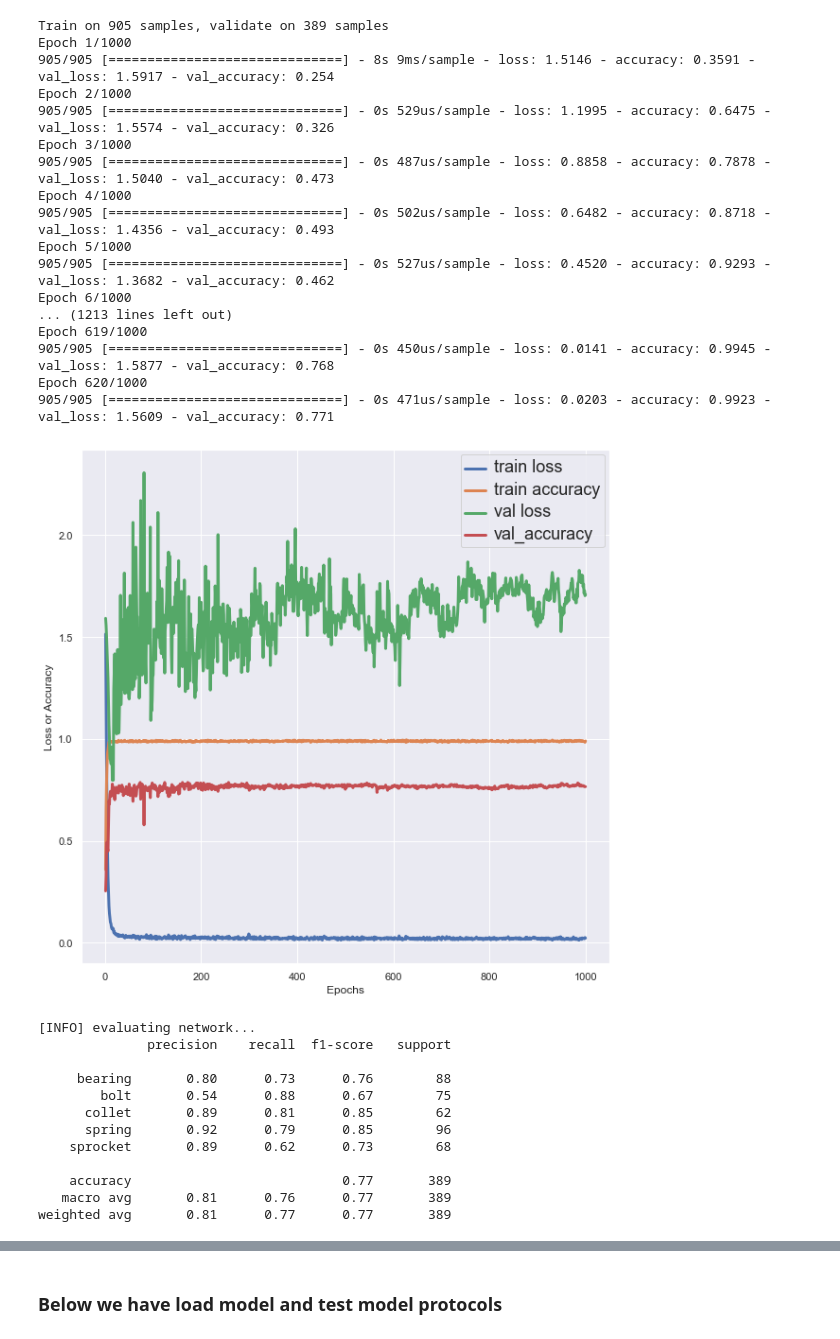
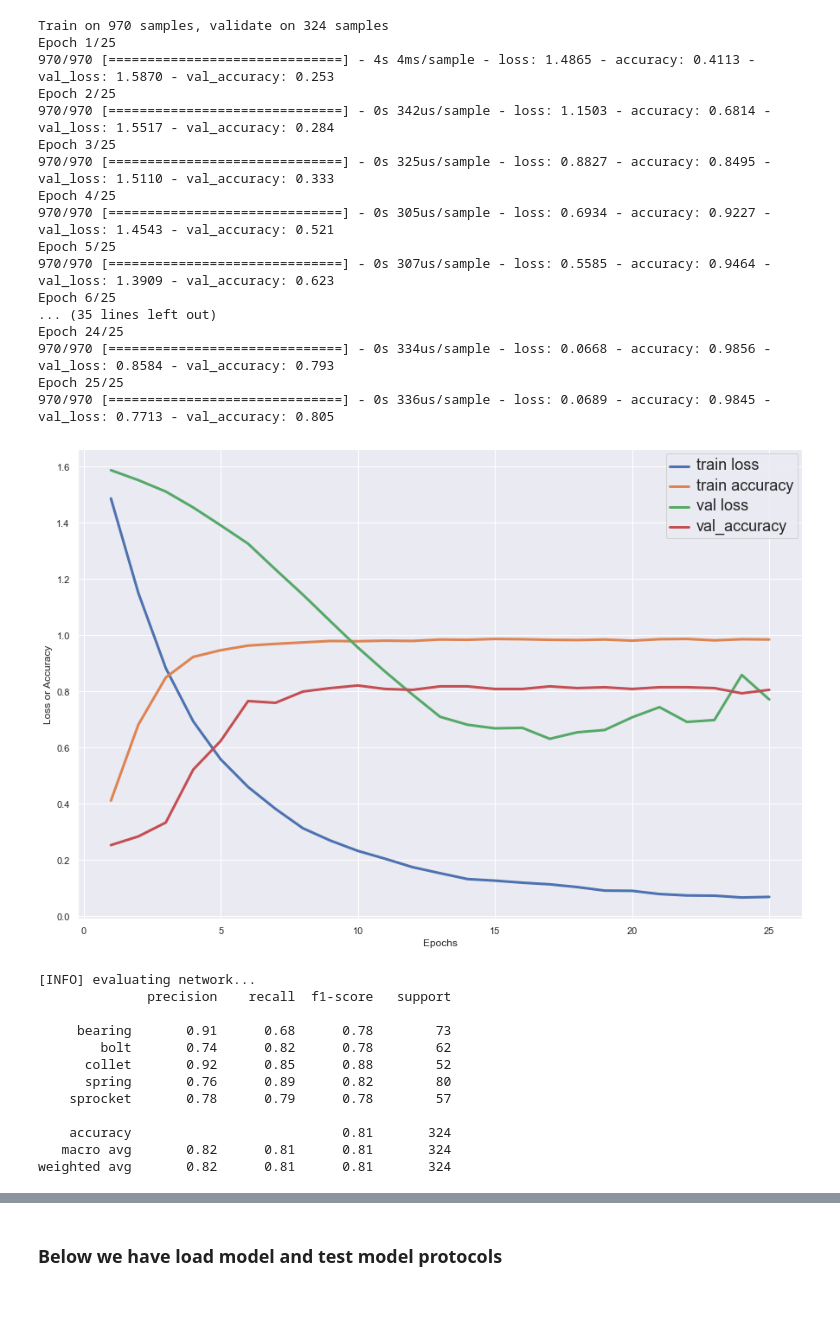
Before and after one commit to nombreinvicto/DeepLearning, a Jupyter notebook: research/nlp_subproject/top_100/nlp_sentiment_5class_LSTM.ipynb, the cells around one changed output, grey strips where cells are left out. Drawn from its saved outputs; the diff is of its cells as text; code cells hidden in the pictures; blank space fills up the shorter version.

```diff
--- a/research/nlp_subproject/top_100/nlp_sentiment_5class_LSTM.ipynb
+++ b/research/nlp_subproject/top_100/nlp_sentiment_5class_LSTM.ipynb
@@ -50,13 +53,13 @@ all_labels = np.array(all_labels)
 le = LabelBinarizer()
 all_labels = le.fit_transform(all_labels)
 # %%
-epoch_no = 1000
-vocab_size = 1252
+epoch_no = 25
+vocab_size = 1300
 embedding_dim = 16
 max_length = 20
 trunc_type = "post"
 oov_tok = "<OOV>"
-test_size = 0.3
+test_size = 0.25
 # %%
 # do a trin test split
 train_sentences, \
@@ -66,7 +69,7 @@ testy = train_test_split(all_sentences,
                          all_labels,
                          stratify=all_labels,
                          test_size=test_size,
-                         random_state=42)
+                         random_state=random.randint(1, 1000))
 # %%
 # tokenize the train set
 tokenizer = Tokenizer(num_words=vocab_size, oov_token=oov_tok)
@@ -94,14 +97,14 @@ model.add(Embedding(input_dim=vocab_size,
 # change here
 #model.add(Flatten())
 
-# model.add(Bidirectional(LSTM(64, return_sequences=True)))
-model.add(Bidirectional(LSTM(16)))
+model.add(LSTM(8, return_sequences=False))
+#model.add(Bidirectional(LSTM(16)))
 
 # model.add(Conv1D(filters=128, kernel_size=3, activation='relu'))
 # model.add(GlobalAveragePooling1D())
 
 # change ends here
-model.add(Dense(units=10, activation='relu'))
+model.add(Dense(units=5, activation='relu'))
 model.add(BatchNormalization())
 model.add(Dense(units=class_num, activation="softmax"))
 
@@ -135,23 +138,23 @@ H = model.fit(padded_train_sequences,
           epochs=epoch_no,
           validation_data=(padded_test_sequences, testy))
 # %% [output]
-Train on 905 samples, validate on 389 samples
-Epoch 1/1000
-905/905 [==============================] - 8s 9ms/sample - loss: 1.5146 - accuracy: 0.3591 - val_loss: 1.5917 - val_accuracy: 0.254
-Epoch 2/1000
-905/905 [==============================] - 0s 529us/sample - loss: 1.1995 - accuracy: 0.6475 - val_loss: 1.5574 - val_accuracy: 0.326
-Epoch 3/1000
-905/905 [==============================] - 0s 487us/sample - loss: 0.8858 - accuracy: 0.7878 - val_loss: 1.5040 - val_accuracy: 0.473
-Epoch 4/1000
-905/905 [==============================] - 0s 502us/sample - loss: 0.6482 - accuracy: 0.8718 - val_loss: 1.4356 - val_accuracy: 0.493
-Epoch 5/1000
-905/905 [==============================] - 0s 527us/sample - loss: 0.4520 - accuracy: 0.9293 - val_loss: 1.3682 - val_accuracy: 0.462
-Epoch 6/1000
-... (1213 lines left out)
-Epoch 619/1000
-905/905 [==============================] - 0s 450us/sample - loss: 0.0141 - accuracy: 0.9945 - val_loss: 1.5877 - val_accuracy: 0.768
-Epoch 620/1000
-905/905 [==============================] - 0s 471us/sample - loss: 0.0203 - accuracy: 0.9923 - val_loss: 1.5609 - val_accuracy: 0.771
+Train on 970 samples, validate on 324 samples
+Epoch 1/25
+970/970 [==============================] - 4s 4ms/sample - loss: 1.4865 - accuracy: 0.4113 - val_loss: 1.5870 - val_accuracy: 0.253
+Epoch 2/25
+970/970 [==============================] - 0s 342us/sample - loss: 1.1503 - accuracy: 0.6814 - val_loss: 1.5517 - val_accuracy: 0.284
+Epoch 3/25
+970/970 [==============================] - 0s 325us/sample - loss: 0.8827 - accuracy: 0.8495 - val_loss: 1.5110 - val_accuracy: 0.333
+Epoch 4/25
+970/970 [==============================] - 0s 305us/sample - loss: 0.6934 - accuracy: 0.9227 - val_loss: 1.4543 - val_accuracy: 0.521
+Epoch 5/25
+970/970 [==============================] - 0s 307us/sample - loss: 0.5585 - accuracy: 0.9464 - val_loss: 1.3909 - val_accuracy: 0.623
+Epoch 6/25
+... (35 lines left out)
+Epoch 24/25
+970/970 [==============================] - 0s 334us/sample - loss: 0.0668 - accuracy: 0.9856 - val_loss: 0.8584 - val_accuracy: 0.793
+Epoch 25/25
+970/970 [==============================] - 0s 336us/sample - loss: 0.0689 - accuracy: 0.9845 - val_loss: 0.7713 - val_accuracy: 0.805
 # %%
 epochs = range(1,epoch_no+1)
 loss = H.history['loss']
@@ -162,15 +165,15 @@ plot_df = pd.DataFrame(data=np.c_[epochs,loss,accuracy,val_loss,val_accuracy],
                        columns=['epochs','loss', 'accuracy', 'val_loss', 'val_accuracy'])
 # %%
 sns.set(font_scale=1)
-f, ax = plt.subplots(1, 1, figsize=(10,10))
+f, ax = plt.subplots(1, 1, figsize=(15,10))
 sns.lineplot(data=plot_df, x='epochs', y='loss', ax=ax, label='train loss', linewidth=3)
 sns.lineplot(data=plot_df, x='epochs', y='accuracy', ax=ax, label='train accuracy', linewidth=3)
 sns.lineplot(data=plot_df, x='epochs', y='val_loss', ax=ax, label='val loss', linewidth=3)
 sns.lineplot(data=plot_df, x='epochs', y='val_accuracy', ax=ax, label='val_accuracy', linewidth=3)
 ax.set_ylabel('Loss or Accuracy')
 ax.set_xlabel('Epochs')
 plt.setp(ax.get_legend().get_texts(), fontsize='18'); # for legend text
 # %% [output]
-[figure, old version]
+[figure, new version]
 # %%
 
@@ -198,14 +214,14 @@ predictions.argmax(axis=1 ), target_names=types))
 [INFO] evaluating network...
               precision    recall  f1-score   support
 
-     bearing       0.80      0.73      0.76        88
-        bolt       0.54      0.88      0.67        75
-      collet       0.89      0.81      0.85        62
-      spring       0.92      0.79      0.85        96
-    sprocket       0.89      0.62      0.73        68
+     bearing       0.91      0.68      0.78        73
+        bolt       0.74      0.82      0.78        62
+      collet       0.92      0.85      0.88        52
+      spring       0.76      0.89      0.82        80
+    sprocket       0.78      0.79      0.78        57
 
-    accuracy                           0.77       389
-   macro avg       0.81      0.76      0.77       389
-weighted avg       0.81      0.77      0.77       389
+    accuracy                           0.81       324
+   macro avg       0.82      0.81      0.81       324
+weighted avg       0.82      0.81      0.81       324
 # %%
 cm = confusion_matrix(testy.argmax(axis=1),
```
Also changed, not shown: parts of 17 cells of this notebook, 12 other files.
